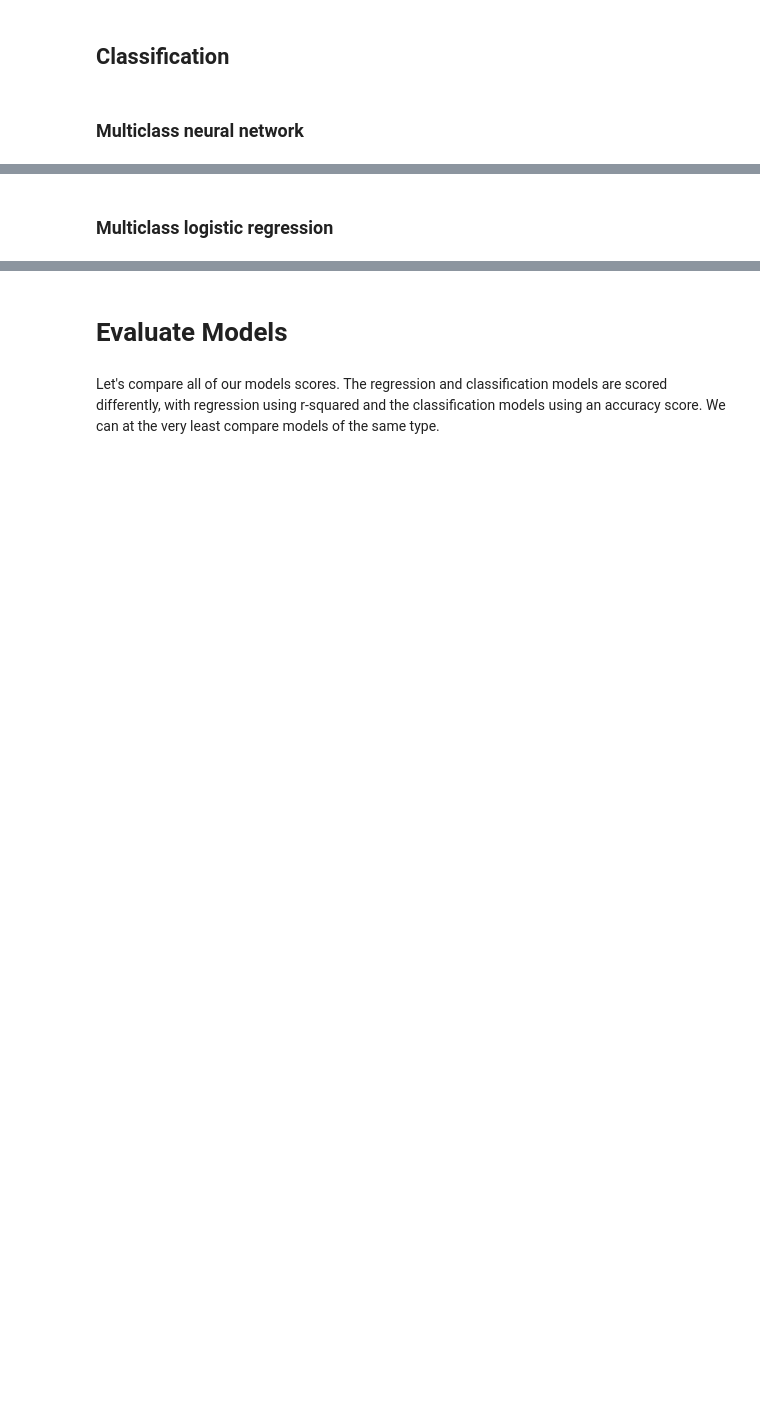
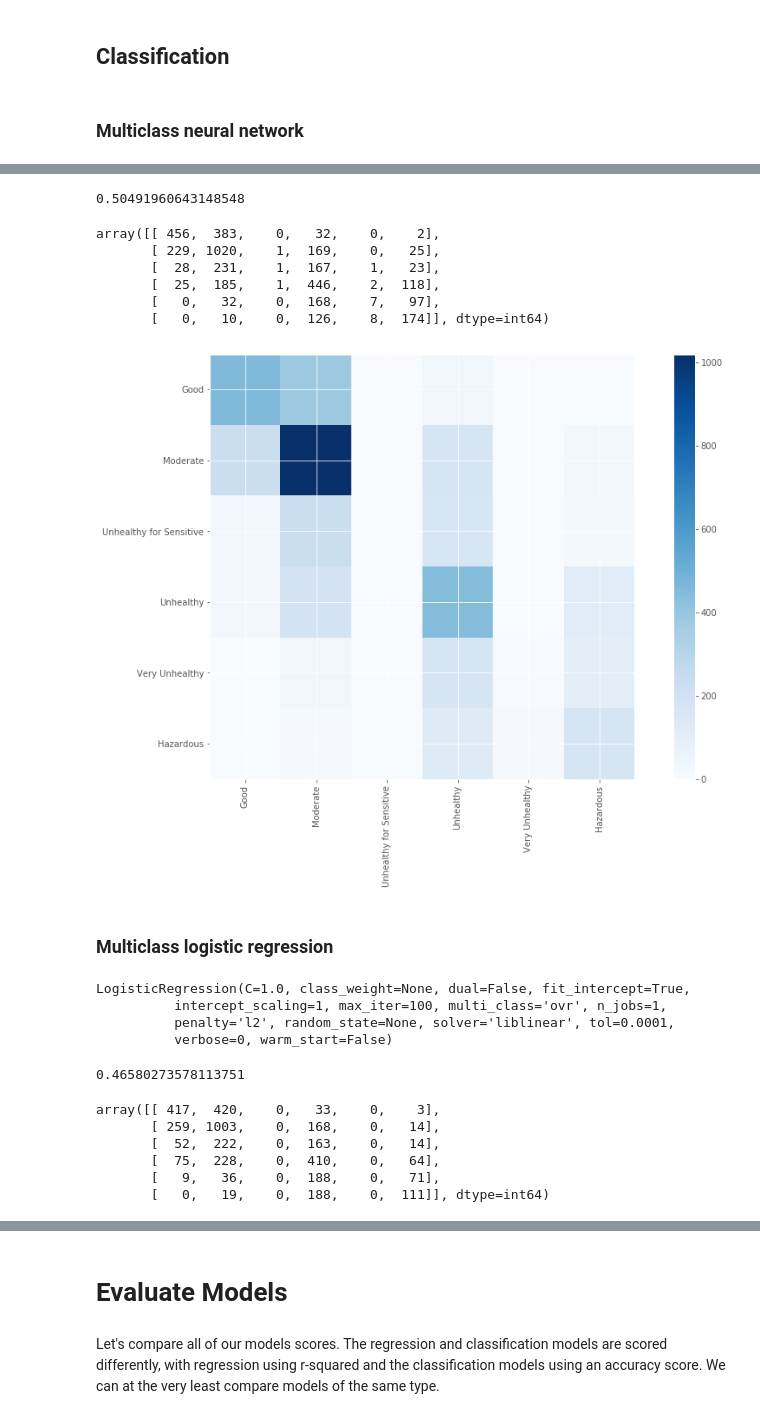
Before and after one commit to iq3k/Ulaanbaatar-PM2.5-Prediction, a Jupyter notebook: Ulaanbaatar PM2.5 Prediction.ipynb, the cells around one changed output, grey strips where cells are left out. Cells and saved outputs as stored; diff of their text form; code cells hidden in the pictures; blank space fills up the shorter version.

```diff
--- a/Ulaanbaatar PM2.5 Prediction.ipynb
+++ b/Ulaanbaatar PM2.5 Prediction.ipynb
@@ -1339,3 +1424,12 @@ plt.show()
 ## Classification
 # %% [markdown]
 ### Multiclass neural network
+# %%
+from sklearn.neural_network import MLPClassifier
+from sklearn.metrics import confusion_matrix
+
+# Create MLPClassifier object
+mlp_cl = MLPClassifier(activation='logistic', random_state=1234)
+# %%
+# Train the model using the training sets
+mlp_cl.fit(X_train_cl, y_train_cl)
@@ -1341,0 +1444,9 @@ plt.show()
+# %%
+# Score the model
+multiclass_neural_network_score = mlp_cl.score(X_test_cl, y_test_cl)
+multiclass_neural_network_score
+# %% [output]
+0.50491960643148548
+# %%
+# Make predictions using the testing set
+mnn_pred = mlp_cl.predict(X_test_cl)
@@ -1342,2 +1456,25 @@ plt.show()
+# %%
+# Calculate confusion matrix
+confusion_mnn = confusion_matrix(y_test_cl,mnn_pred)
+# %%
+confusion_mnn
+# %% [output]
+array([[ 456,  383,    0,   32,    0,    2],
+       [ 229, 1020,    1,  169,    0,   25],
+       [  28,  231,    1,  167,    1,   23],
+       [  25,  185,    1,  446,    2,  118],
+       [   0,   32,    0,  168,    7,   97],
+       [   0,   10,    0,  126,    8,  174]], dtype=int64)
+# %%
+columns = ['Good','Moderate','Unhealthy for Sensitive','Unhealthy','Very Unhealthy','Hazardous']
+
+plt.imshow(confusion_mnn, cmap=plt.cm.Blues, interpolation='nearest')
+plt.xticks([0,1,2,3,4,5], columns, rotation='vertical')
+plt.yticks([0,1,2,3,4,5], columns)
+plt.colorbar()
+
+plt.show()
+# %% [output]
+[figure, added]
 # %% [markdown]
 ### Multiclass logistic regression
@@ -1343,0 +1486,14 @@ plt.show()
+# %%
+# Train the model using the training sets
+log_regr.fit(X_train_cl, y_train_cl)
+# %% [output]
+LogisticRegression(C=1.0, class_weight=None, dual=False, fit_intercept=True,
+          intercept_scaling=1, max_iter=100, multi_class='ovr', n_jobs=1,
+          penalty='l2', random_state=None, solver='liblinear', tol=0.0001,
+          verbose=0, warm_start=False)
+# %%
+# Score the model
+logistic_regression_score = log_regr.score(X_test_cl, y_test_cl)
+logistic_regression_score
+# %% [output]
+0.46580273578113751
@@ -1343,0 +1509,9 @@ plt.show()
+# %%
+confusion_log_regr
+# %% [output]
+array([[ 417,  420,    0,   33,    0,    3],
+       [ 259, 1003,    0,  168,    0,   14],
+       [  52,  222,    0,  163,    0,   14],
+       [  75,  228,    0,  410,    0,   64],
+       [   9,   36,    0,  188,    0,   71],
+       [   0,   19,    0,  188,    0,  111]], dtype=int64)
```
Also changed, not shown: parts of 57 cells of this notebook, 2 other files.
